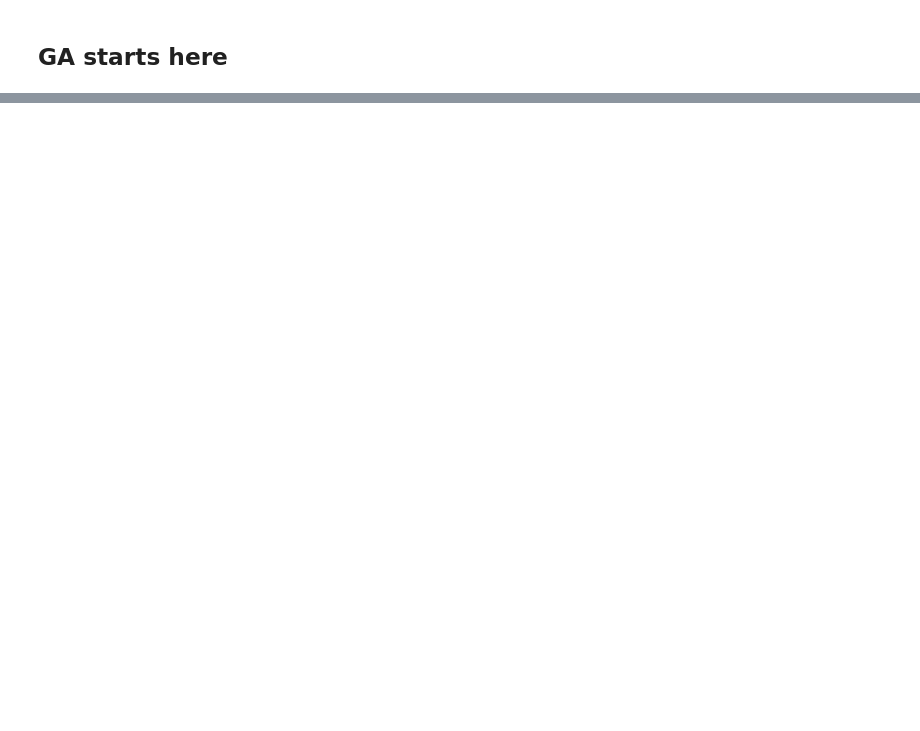
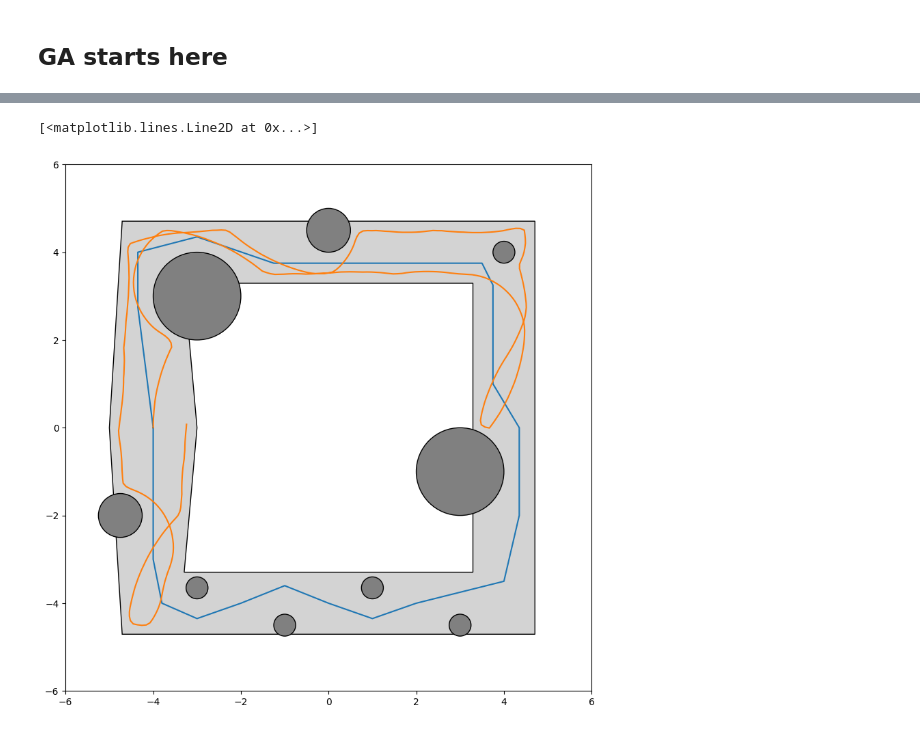
Before and after one commit to DixMilleJours/LIDAR, a Jupyter notebook: optim.ipynb, the cells around one changed output, grey strips where cells are left out. Drawn from its saved outputs; the diff is of its cells as text; code cells hidden in the pictures; blank space fills up the shorter version.

```diff
--- a/optim.ipynb
+++ b/optim.ipynb
@@ -709,0 +689,9 @@ KeyboardInterrupt:
+# %%
+best_trajectory = simulation(int(solution[0]), int(solution[1]))
+# %%
+visualizer = TrackVisualizer(track_config)
+plt.plot(x_opt, y_opt)
+plt.plot(best_trajectory[:,0], best_trajectory[:, 1])
+# %% [output]
+[<matplotlib.lines.Line2D at 0x...>]
+[figure, added]
```
Also changed, not shown: parts of 9 cells of this notebook, 1 other file.
